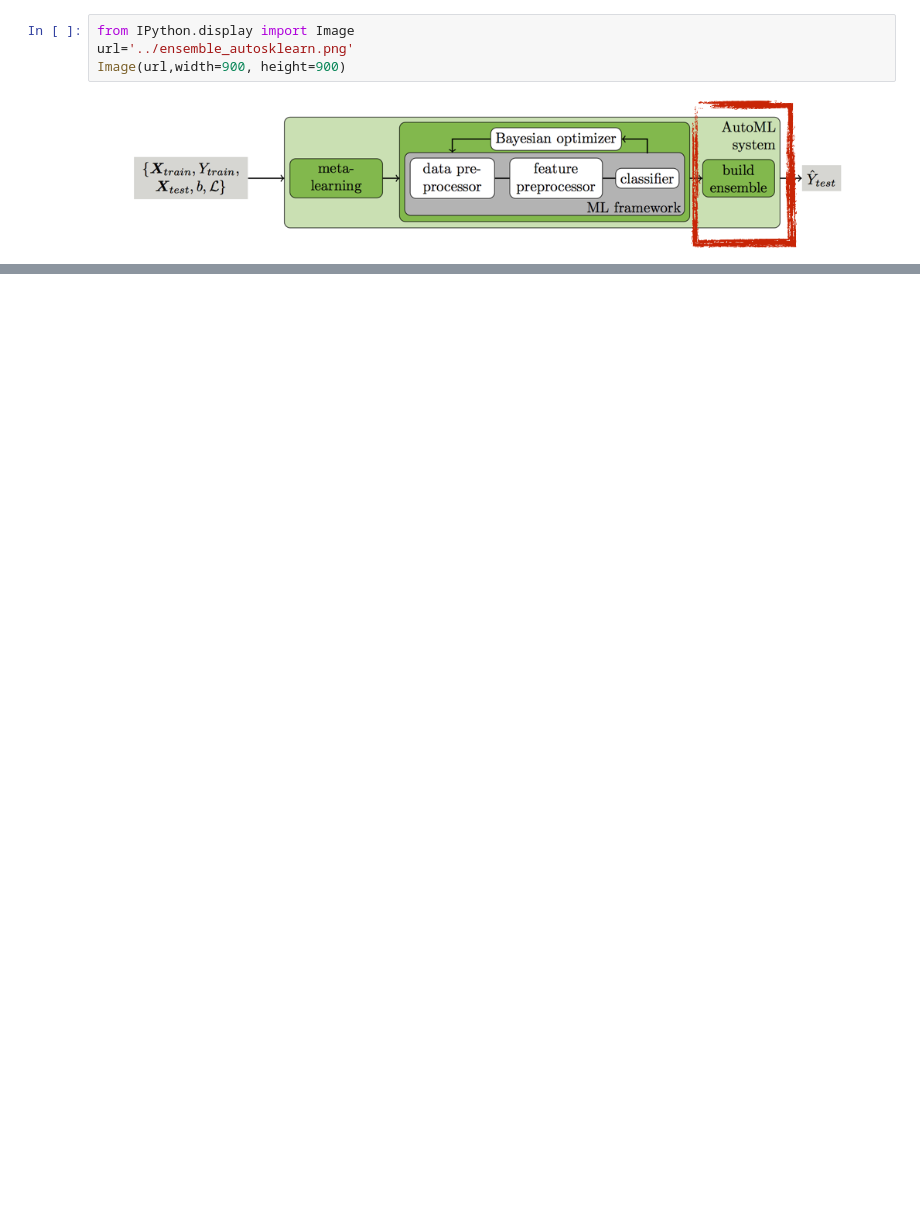
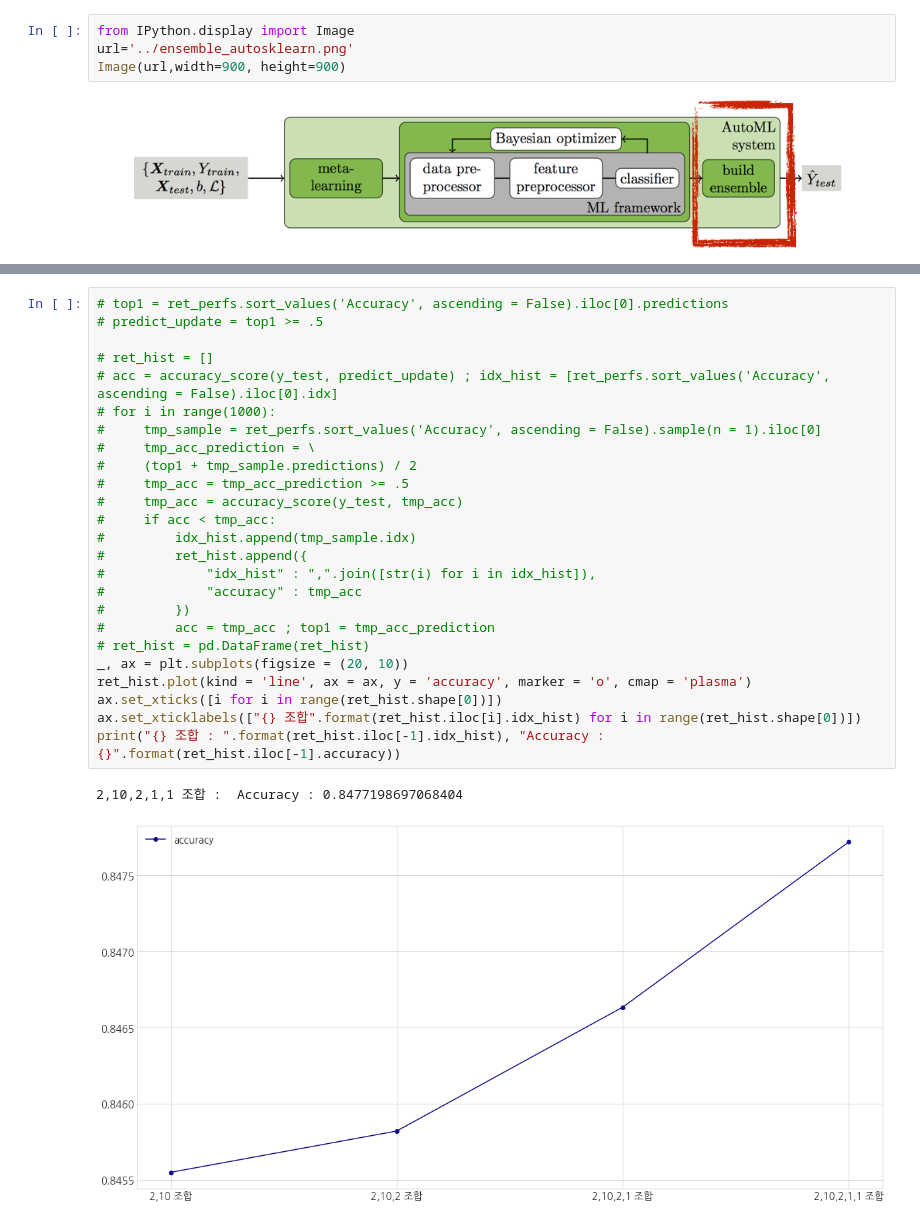
Before and after one commit to dlift/atml, a Jupyter notebook: automl.ipynb, the cells around one changed output, grey strips where cells are left out. Drawn from its saved outputs; the diff is of its cells as text; blank space fills up the shorter version.

```diff
--- a/automl.ipynb
+++ b/automl.ipynb
@@ -534,0 +581,28 @@ def _fast(self, predictions, labels):
+# %%
+# top1 = ret_perfs.sort_values('Accuracy', ascending = False).iloc[0].predictions
+# predict_update = top1 >= .5
+
+# ret_hist = []
+# acc = accuracy_score(y_test, predict_update) ; idx_hist = [ret_perfs.sort_values('Accuracy', ascending = False).iloc[0].idx]
+# for i in range(1000):
+#     tmp_sample = ret_perfs.sort_values('Accuracy', ascending = False).sample(n = 1).iloc[0]
+#     tmp_acc_prediction = \
+#     (top1 + tmp_sample.predictions) / 2
+#     tmp_acc = tmp_acc_prediction >= .5
+#     tmp_acc = accuracy_score(y_test, tmp_acc)
+#     if acc < tmp_acc:
+#         idx_hist.append(tmp_sample.idx)
+#         ret_hist.append({
+#             "idx_hist" : ",".join([str(i) for i in idx_hist]),
+#             "accuracy" : tmp_acc
+#         })
+#         acc = tmp_acc ; top1 = tmp_acc_prediction
+# ret_hist = pd.DataFrame(ret_hist)
+_, ax = plt.subplots(figsize = (20, 10))
+ret_hist.plot(kind = 'line', ax = ax, y = 'accuracy', marker = 'o', cmap = 'plasma')
+ax.set_xticks([i for i in range(ret_hist.shape[0])])
+ax.set_xticklabels(["{} 조합".format(ret_hist.iloc[i].idx_hist) for i in range(ret_hist.shape[0])])
+print("{} 조합 : ".format(ret_hist.iloc[-1].idx_hist), "Accuracy : {}".format(ret_hist.iloc[-1].accuracy))
+# %% [output]
+2,10,2,1,1 조합 :  Accuracy : 0.8477198697068404
+[figure, added]
```
Also changed, not shown: parts of 25 cells of this notebook.
